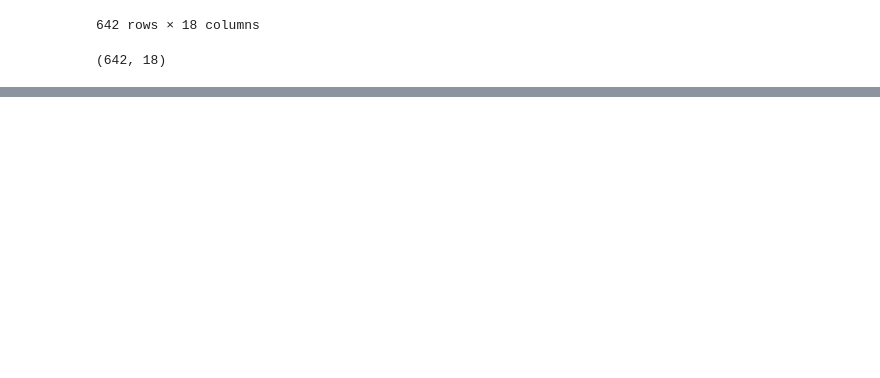
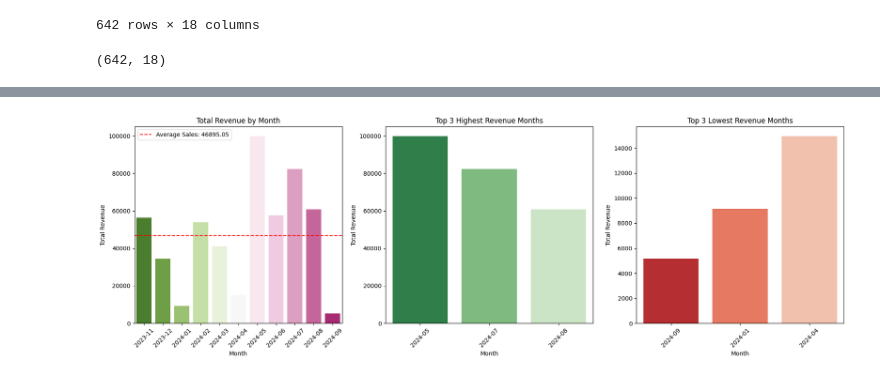
Before and after one commit to vlastimiltetour/ecom_sales_eda, a Jupyter notebook: Ecommerce_Sales_EDA_2024.ipynb, the cells around one changed output, grey strips where cells are left out. Saved outputs shown, nothing was run; the diff lists cells and outputs as text; code cells hidden in the pictures; blank space fills up the shorter version.

```diff
--- a/Ecommerce_Sales_EDA_2024.ipynb
+++ b/Ecommerce_Sales_EDA_2024.ipynb
@@ -340,21 +340,3 @@ corrected_order_df
 corrected_order_df.shape
 # %% [output]
 (642, 18)
-# %%
-#Group by month and calculate the total cost by month
-corrected_order_df.sort_values(by=['created'])
-corrected_order_df['month'] = corrected_order_df['created'].dt.to_period('M')
-
-monthly_cost = corrected_order_df.groupby('month')['total_cost'].sum().reset_index()
-average_cost = monthly_cost['total_cost'].mean()
-
-
-plt.figure(figsize=(8, 6))
-sns.barplot(x='month', y='total_cost', data=monthly_cost)
-plt.title('Total Cost by Month')
-plt.xlabel('Month')
-plt.ylabel('Total Cost')
-plt.xticks(rotation=45)
-plt.axhline(average_cost, color='red', linestyle='--', label=f'Average Cost: {average_cost:.2f}')
-
-plt.show()
@@ -367,0 +343,57 @@ See the caveats in the documentation: https://pandas.pydata.org/pandas-docs/stab
+# %%
+import matplotlib.pyplot as plt
+import seaborn as sns
+
+# Group by month and calculate the total cost by month
+total_cost_paid_df = corrected_order_df[corrected_order_df['paid'] == True]
+
+# Ensure data is sorted by 'created' before extracting the month
+total_cost_paid_df = total_cost_paid_df.sort_values(by='created')
+
+# Extract month as a period (Year-Month)
+total_cost_paid_df['month'] = total_cost_paid_df['created'].dt.to_period('M')
+
+# Calculate total revenue per month
+monthly_cost = total_cost_paid_df.groupby('month')['total_cost'].sum().reset_index()
+
+# Calculate the average cost across all months
+average_cost = monthly_cost['total_cost'].mean()
+
+# Top 3 months with the highest total revenue
+top3_highest = monthly_cost.nlargest(3, 'total_cost')
+
+# Top 3 months with the lowest total revenue
+top3_lowest = monthly_cost.nsmallest(3, 'total_cost')
+
+# Create a figure with 1 row and 3 columns
+fig, axes = plt.subplots(1, 3, figsize=(18, 6))  # 1 row, 3 columns
+
+# Plot 1: Total revenue by month
+sns.barplot(x='month', y='total_cost', data=monthly_cost, palette='PiYG_r', ax=axes[0])
+axes[0].set_title('Total Revenue by Month')
+axes[0].set_xlabel('Month')
+axes[0].set_ylabel('Total Revenue')
+axes[0].tick_params(axis='x', rotation=45)
+axes[0].axhline(average_cost, color='red', linestyle='--', label=f'Average Sales: {average_cost:.2f}')
+axes[0].legend()
+
+# Plot 2: Top 3 months with highest total revenue
+sns.barplot(x='month', y='total_cost', data=top3_highest, palette='Greens_r', ax=axes[1])
+axes[1].set_title('Top 3 Highest Revenue Months')
+axes[1].set_xlabel('Month')
+axes[1].set_ylabel('Total Revenue')
+axes[1].tick_params(axis='x', rotation=45)
+
+# Plot 3: Top 3 months with lowest total revenue
+sns.barplot(x='month', y='total_cost', data=top3_lowest, palette='Reds_r', ax=axes[2])
+axes[2].set_title('Top 3 Lowest Revenue Months')
+axes[2].set_xlabel('Month')
+axes[2].set_ylabel('Total Revenue')
+axes[2].tick_params(axis='x', rotation=45)
+
+# Adjust the layout to make sure everything fits well
+plt.tight_layout()
+
+# Show the plots
+plt.show()
+# %% [output]
@@ -367,0 +411 @@ See the caveats in the documentation: https://pandas.pydata.org/pandas-docs/stab
+[figure, added]
```
Also changed, not shown: parts of 6 cells of this notebook.
